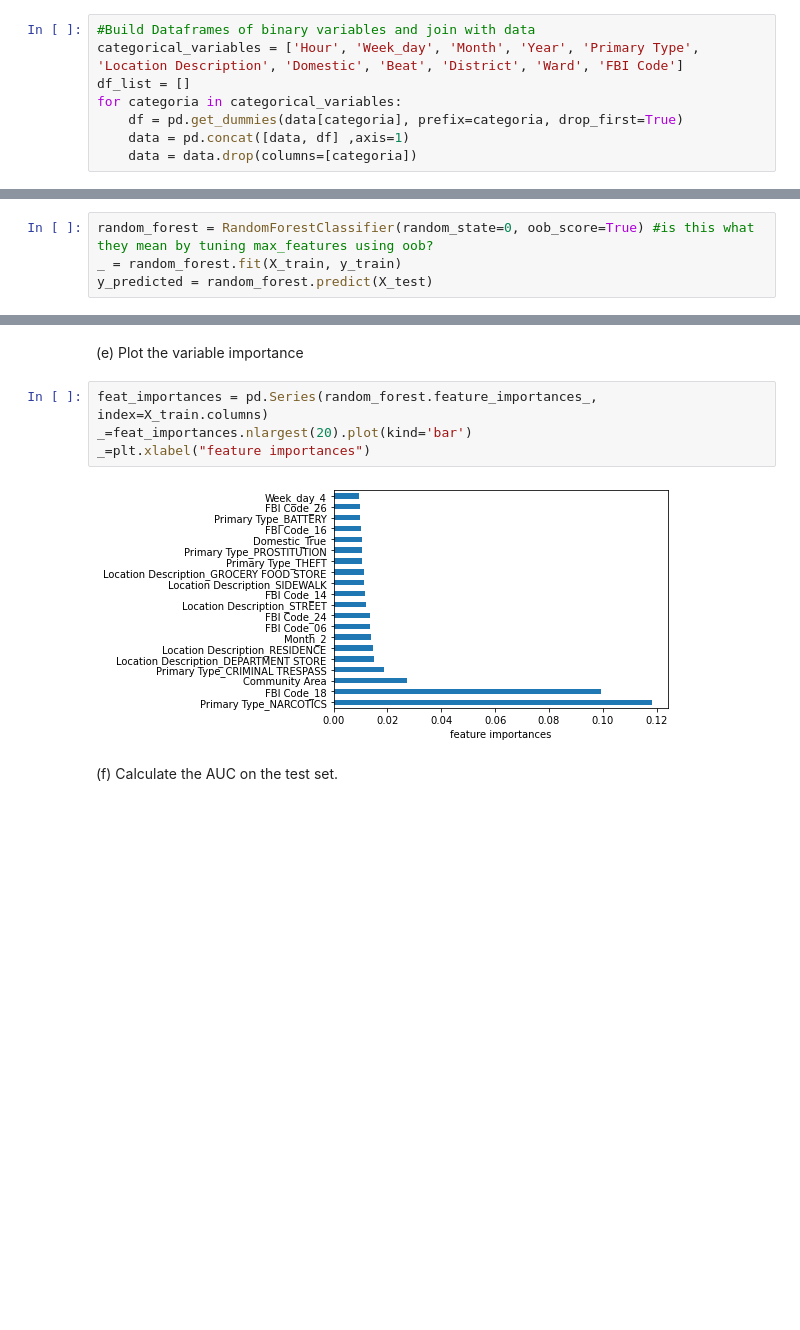
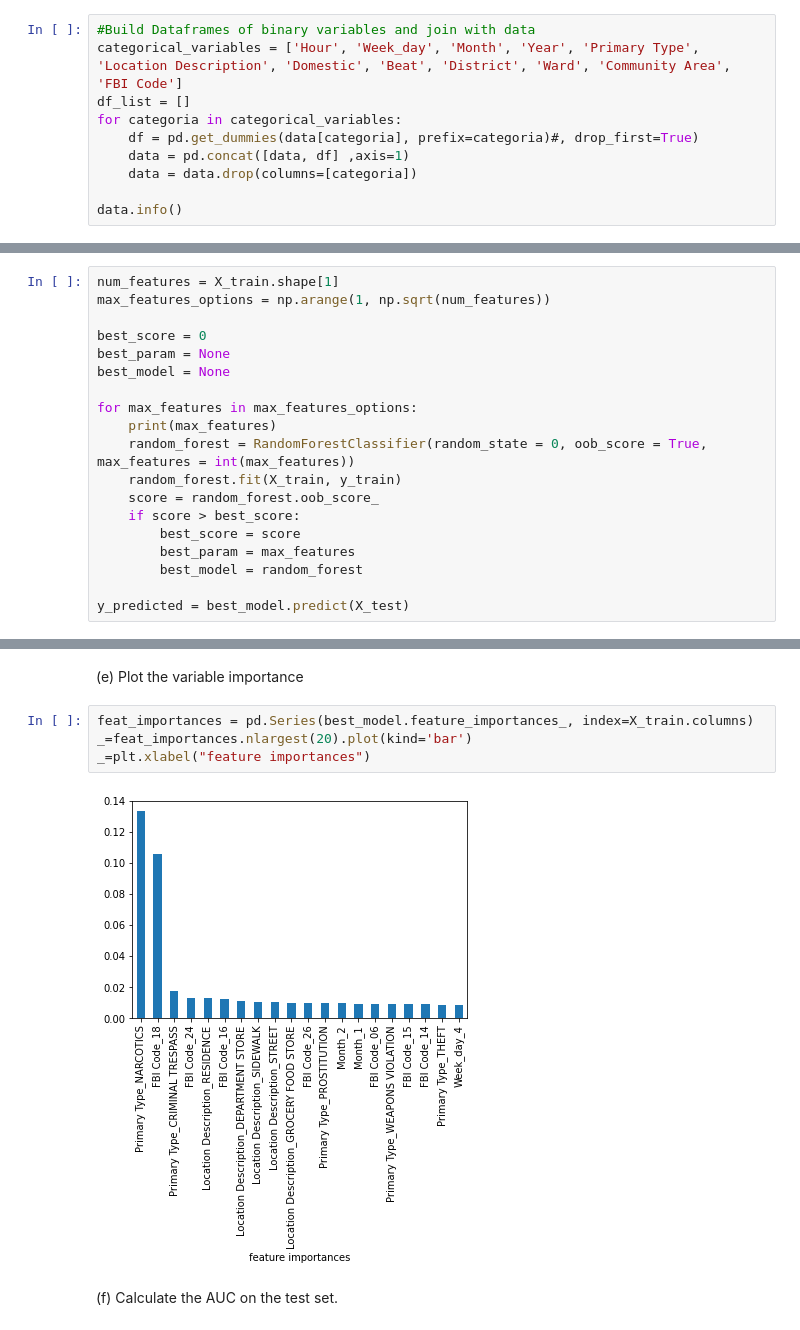
Before and after one commit to LiorSukman/machine-learning-for-ns-hw-repo, a Jupyter notebook: HW3/HW3_notebook.ipynb, the cells around one changed output, grey strips where cells are left out. Cells and saved outputs as stored; diff of their text form; blank space fills up the shorter version.

```diff
--- a/HW3/HW3_notebook.ipynb
+++ b/HW3/HW3_notebook.ipynb
@@ -112,9 +112,11 @@ memory usage: 878.9+ KB
 (b) Transform the categorical variables to binary variables ("one-hot encoding").
 # %%
 #Build Dataframes of binary variables and join with data
-categorical_variables = ['Hour', 'Week_day', 'Month', 'Year', 'Primary Type', 'Location Description', 'Domestic', 'Beat', 'District', 'Ward', 'FBI Code']
+categorical_variables = ['Hour', 'Week_day', 'Month', 'Year', 'Primary Type', 'Location Description', 'Domestic', 'Beat', 'District', 'Ward', 'Community Area',  'FBI Code']
 df_list = []
 for categoria in categorical_variables:
-    df = pd.get_dummies(data[categoria], prefix=categoria, drop_first=True)
+    df = pd.get_dummies(data[categoria], prefix=categoria)#, drop_first=True)
     data = pd.concat([data, df] ,axis=1)
     data = data.drop(columns=[categoria])
+
+data.info()
@@ -145,7 +153,22 @@ target_name = "Arrest"
 X_train, X_test, y_train, y_test = split_df(target_name, data)
 # %% [markdown]
 (d) Train a Random Forest model (tune the parameter "max_features" using Out of Bag error)
-# %%
-random_forest = RandomForestClassifier(random_state=0, oob_score=True) #is this what they mean by tuning max_features using oob?
-_ = random_forest.fit(X_train, y_train)
-y_predicted = random_forest.predict(X_test)
+# %%
+num_features = X_train.shape[1]
+max_features_options = np.arange(1, np.sqrt(num_features))
+
+best_score = 0
+best_param = None
+best_model = None
+
+for max_features in max_features_options:
+    print(max_features)
+    random_forest = RandomForestClassifier(random_state = 0, oob_score = True, max_features = int(max_features))
+    random_forest.fit(X_train, y_train)
+    score = random_forest.oob_score_
+    if score > best_score:
+        best_score = score
+        best_param = max_features
+        best_model = random_forest
+
+y_predicted = best_model.predict(X_test)
@@ -152,11 +193,11 @@ y_predicted = random_forest.predict(X_test)
 # %% [markdown]
 (e) Plot the variable importance
 # %%
-feat_importances = pd.Series(random_forest.feature_importances_, index=X_train.columns)
+feat_importances = pd.Series(best_model.feature_importances_, index=X_train.columns)
 _=feat_importances.nlargest(20).plot(kind='bar')
 _=plt.xlabel("feature importances")
 # %% [output]
-[figure, old version]
+[figure, new version]
 # %% [markdown]
 (f) Calculate the AUC on the test set.
 # %%
```
Also changed, not shown: parts of 3 cells of this notebook.
